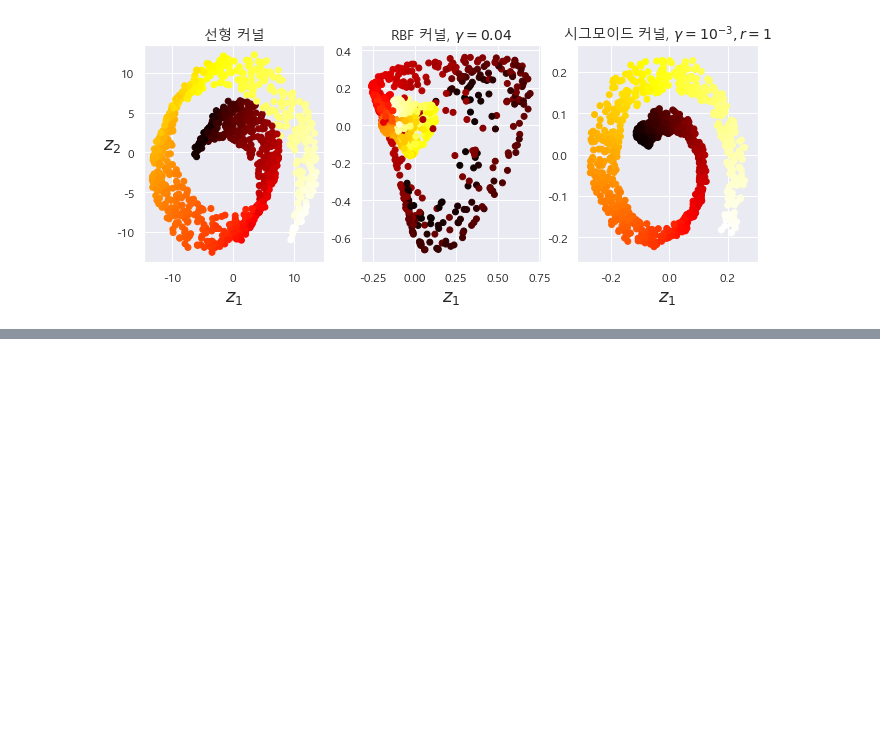
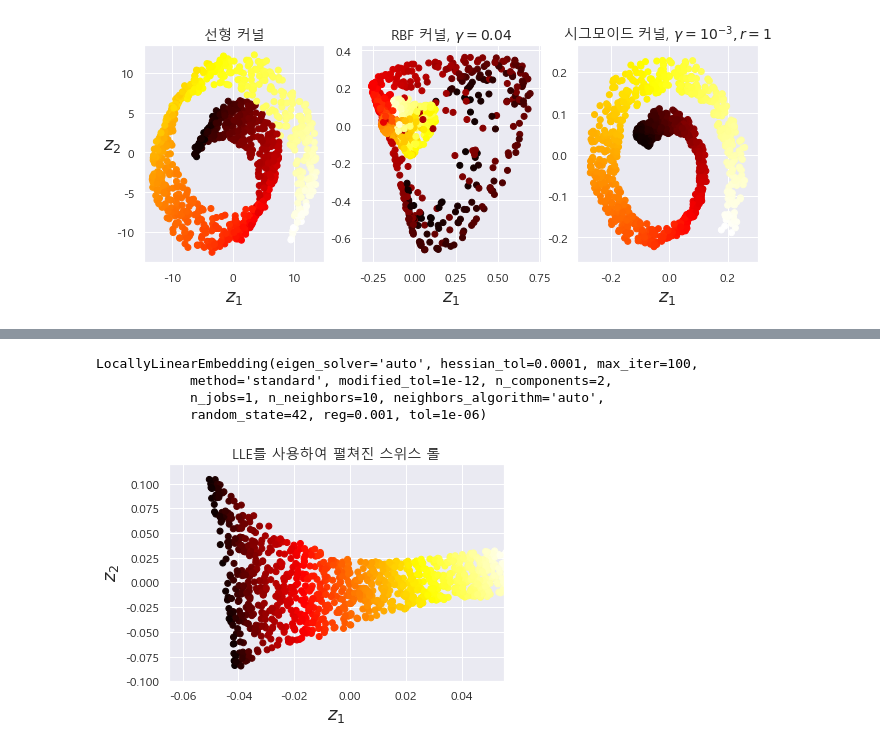
Before and after one commit to ExcelsiorCJH/Hands-On-ML, a Jupyter notebook: Chap08-Dimensionality_Reduction/Chap08-Dimensionality_Reduction.ipynb, the cells around one changed output, grey strips where cells are left out. Saved outputs shown, nothing was run; the diff lists cells and outputs as text; code cells hidden in the pictures; blank space fills up the shorter version.

```diff
--- a/Chap08-Dimensionality_Reduction/Chap08-Dimensionality_Reduction.ipynb
+++ b/Chap08-Dimensionality_Reduction/Chap08-Dimensionality_Reduction.ipynb
@@ -523,0 +687,27 @@ plt.show()
+# %%
+from sklearn.datasets import make_swiss_roll
+
+X, t = make_swiss_roll(n_samples=1000, noise=0.2, random_state=41)
+# %%
+from sklearn.manifold import LocallyLinearEmbedding
+
+lle = LocallyLinearEmbedding(n_components=2, n_neighbors=10, random_state=42)
+lle.fit(X)
+# %% [output]
+LocallyLinearEmbedding(eigen_solver='auto', hessian_tol=0.0001, max_iter=100,
+            method='standard', modified_tol=1e-12, n_components=2,
+            n_jobs=1, n_neighbors=10, neighbors_algorithm='auto',
+            random_state=42, reg=0.001, tol=1e-06)
+# %%
+X_reduced = lle.transform(X)
+# %%
+plt.title("LLE를 사용하여 펼쳐진 스위스 롤", fontsize=14)
+plt.scatter(X_reduced[:, 0], X_reduced[:, 1], c=t, cmap=plt.cm.hot)
+plt.xlabel("$z_1$", fontsize=18)
+plt.ylabel("$z_2$", fontsize=18)
+plt.axis([-0.065, 0.055, -0.1, 0.12])
+plt.grid(True)
+
+plt.show()
+# %% [output]
+[figure, added]
```
Also changed, not shown: parts of 25 cells of this notebook, 2 other files.
